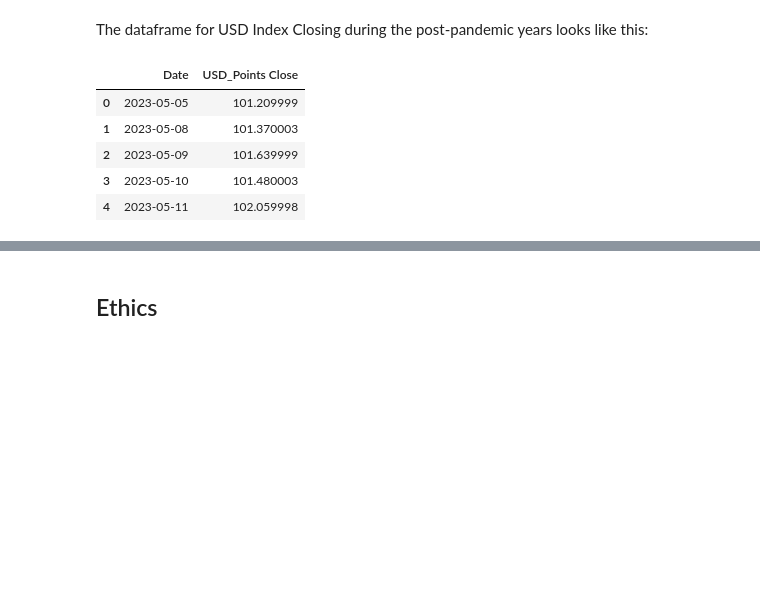
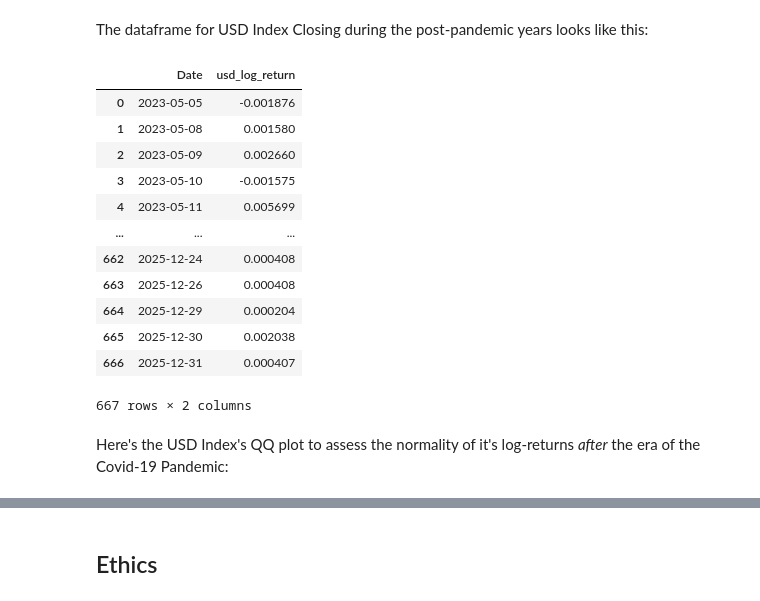
Before and after one commit to COGS108/Group110_WI26, a Jupyter notebook: 02-EDACheckpoint.ipynb, the cells around one changed output, grey strips where cells are left out. Cells and saved outputs as stored; diff of their text form; code cells hidden in the pictures; blank space fills up the shorter version.

```diff
--- a/02-EDACheckpoint.ipynb
+++ b/02-EDACheckpoint.ipynb
@@ -875,12 +902,21 @@ From the test of normalness, the resulting p-value of p=1.77e-17 suggests a very
 # %% [markdown]
 The dataframe for USD Index Closing during the post-pandemic years looks like this:
 # %%
-df_post_usd = df_post[["Date", "USD_Points Close"]].copy()
-df_post_usd.head()
+df_post_usd = df_post[["Date", "usd_log_return"]].copy()
+df_post_usd
 # %% [output]
-|  | Date | USD_Points Close |
-| 0 | 2023-05-05 | 101.209999 |
-| 1 | 2023-05-08 | 101.370003 |
-| 2 | 2023-05-09 | 101.639999 |
-| 3 | 2023-05-10 | 101.480003 |
-| 4 | 2023-05-11 | 102.059998 |
+|  | Date | usd_log_return |
+| 0 | 2023-05-05 | -0.001876 |
+| 1 | 2023-05-08 | 0.001580 |
+| 2 | 2023-05-09 | 0.002660 |
+| 3 | 2023-05-10 | -0.001575 |
+| 4 | 2023-05-11 | 0.005699 |
+| ... | ... | ... |
+| 662 | 2025-12-24 | 0.000408 |
+| 663 | 2025-12-26 | 0.000408 |
+| 664 | 2025-12-29 | 0.000204 |
+| 665 | 2025-12-30 | 0.002038 |
+| 666 | 2025-12-31 | 0.000407 |
+667 rows × 2 columns
+# %% [markdown]
+Here's the USD Index's QQ plot to assess the normality of it's log-returns *after* the era of the Covid-19 Pandemic:
```
Also changed, not shown: parts of 138 cells of this notebook, 3 other files.
